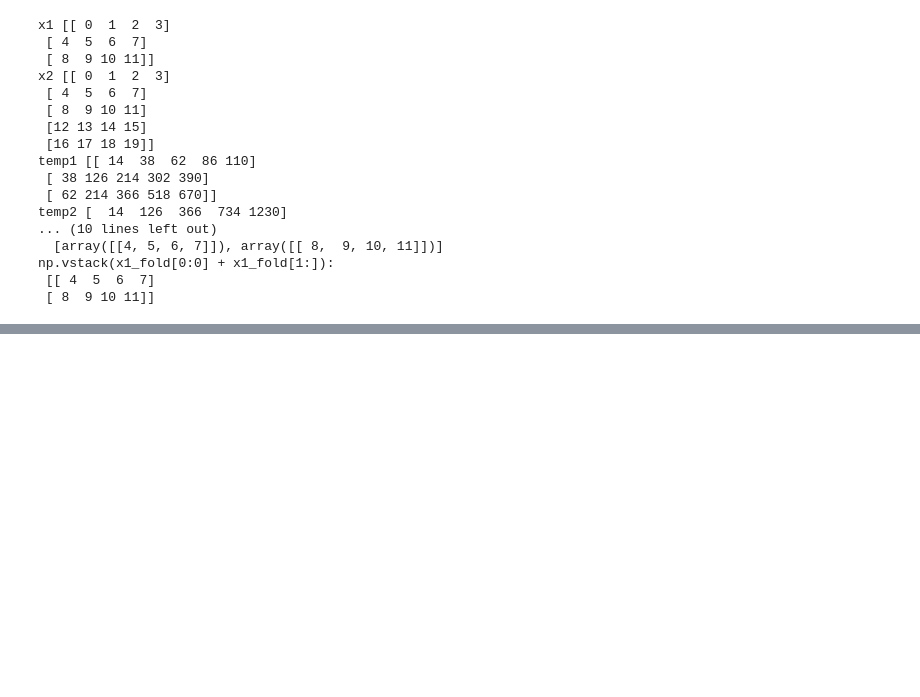
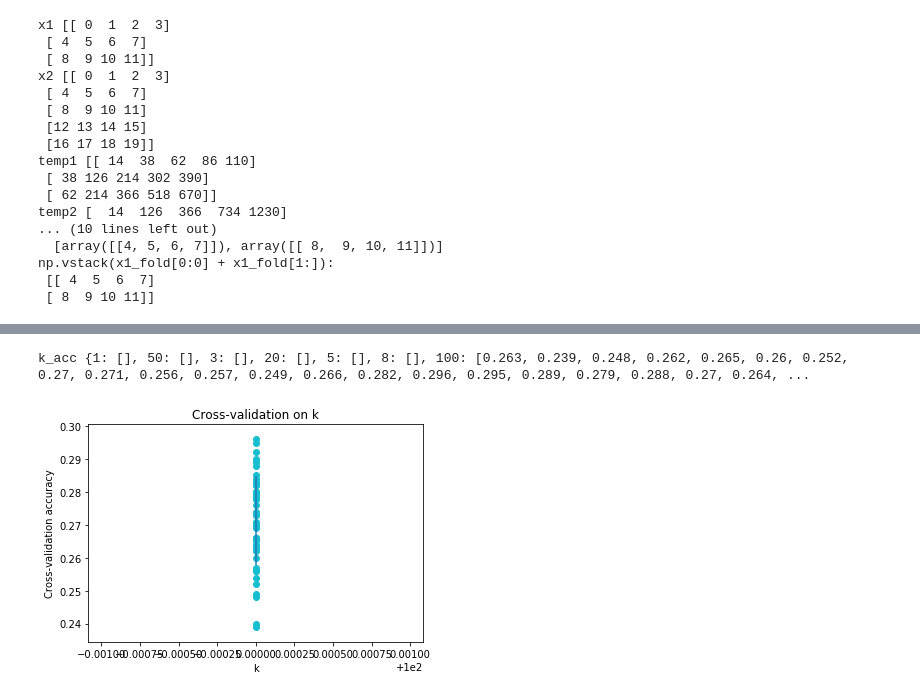
Before and after one commit to sycophant-stone/knn, a Jupyter notebook: knn/knn.ipynb, the cells around one changed output, grey strips where cells are left out. Saved outputs shown, nothing was run; the diff lists cells and outputs as text; code cells hidden in the pictures; blank space fills up the shorter version.

```diff
--- a/knn/knn.ipynb
+++ b/knn/knn.ipynb
@@ -468,0 +479,22 @@ k = %d, accuracy = %f (100, 0.263)
+# %%
+#这部分还有些显示的问题.
+# plot the raw observations
+for k in k_box:
+    accuracies = k_acc[k]
+    plt.scatter([k] * len(accuracies), accuracies)
+
+print("k_acc", k_acc)
+
+# plot the trend line with error bars that correspond to standard deviation
+accuracies_mean = np.array([np.mean(v) for k,v in sorted(k_acc.items())])
+#print("accuracies_mean",accuracies_mean)
+accuracies_std = np.array([np.std(v) for k,v in sorted(k_acc.items())])
+#print("accuracies_std",accuracies_std)
+plt.errorbar(k_box, accuracies_mean, yerr=accuracies_std)
+plt.title('Cross-validation on k')
+plt.xlabel('k')
+plt.ylabel('Cross-validation accuracy')
+plt.show()
+# %% [output]
+k_acc {1: [], 50: [], 3: [], 20: [], 5: [], 8: [], 100: [0.263, 0.239, 0.248, 0.262, 0.265, 0.26, 0.252, 0.27, 0.271, 0.256, 0.257, 0.249, 0.266, 0.282, 0.296, 0.295, 0.289, 0.279, 0.288, 0.27, 0.264, ...
+[figure, added]
```
Also changed, not shown: parts of 1 cell of this notebook.
